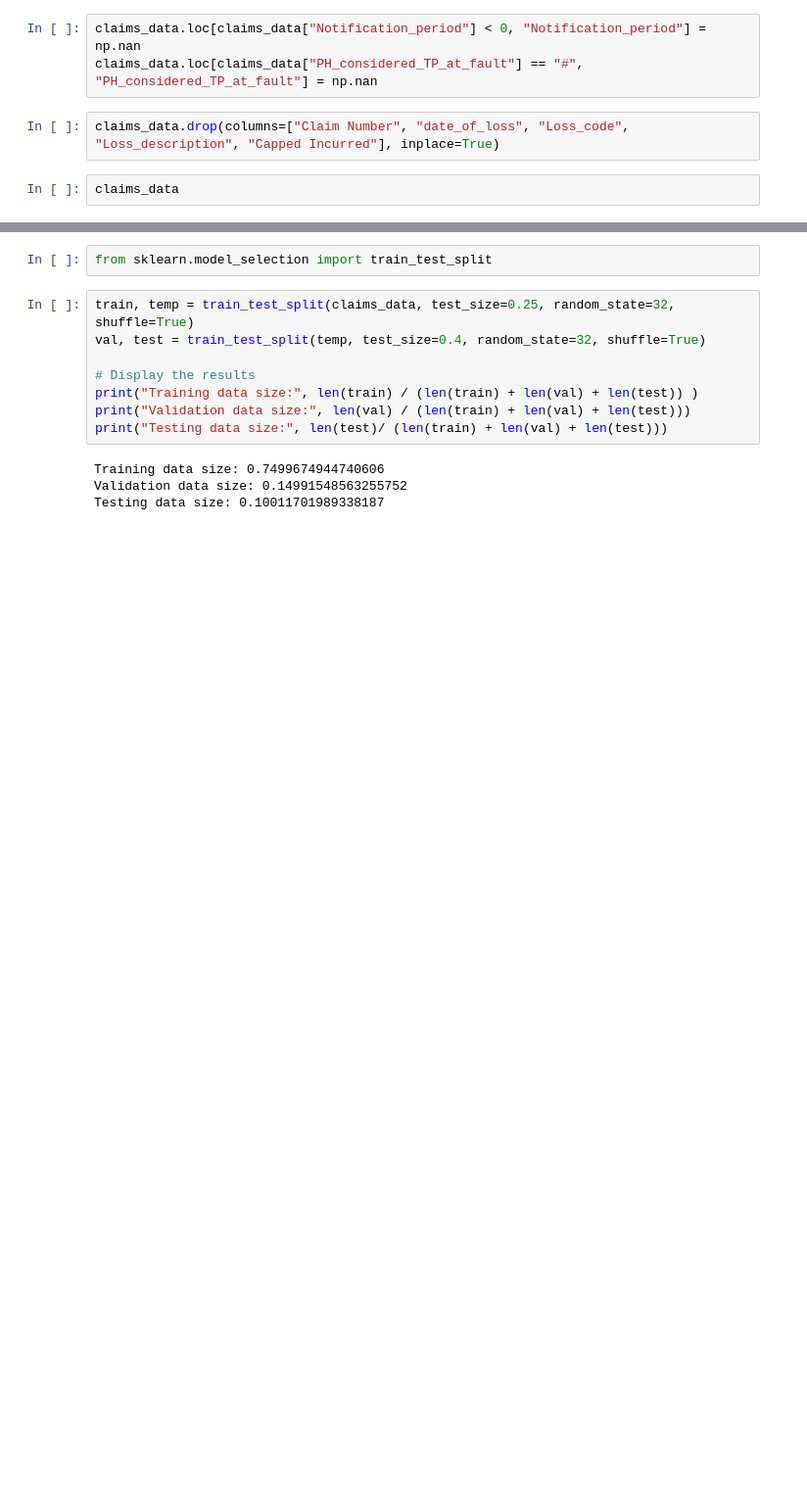
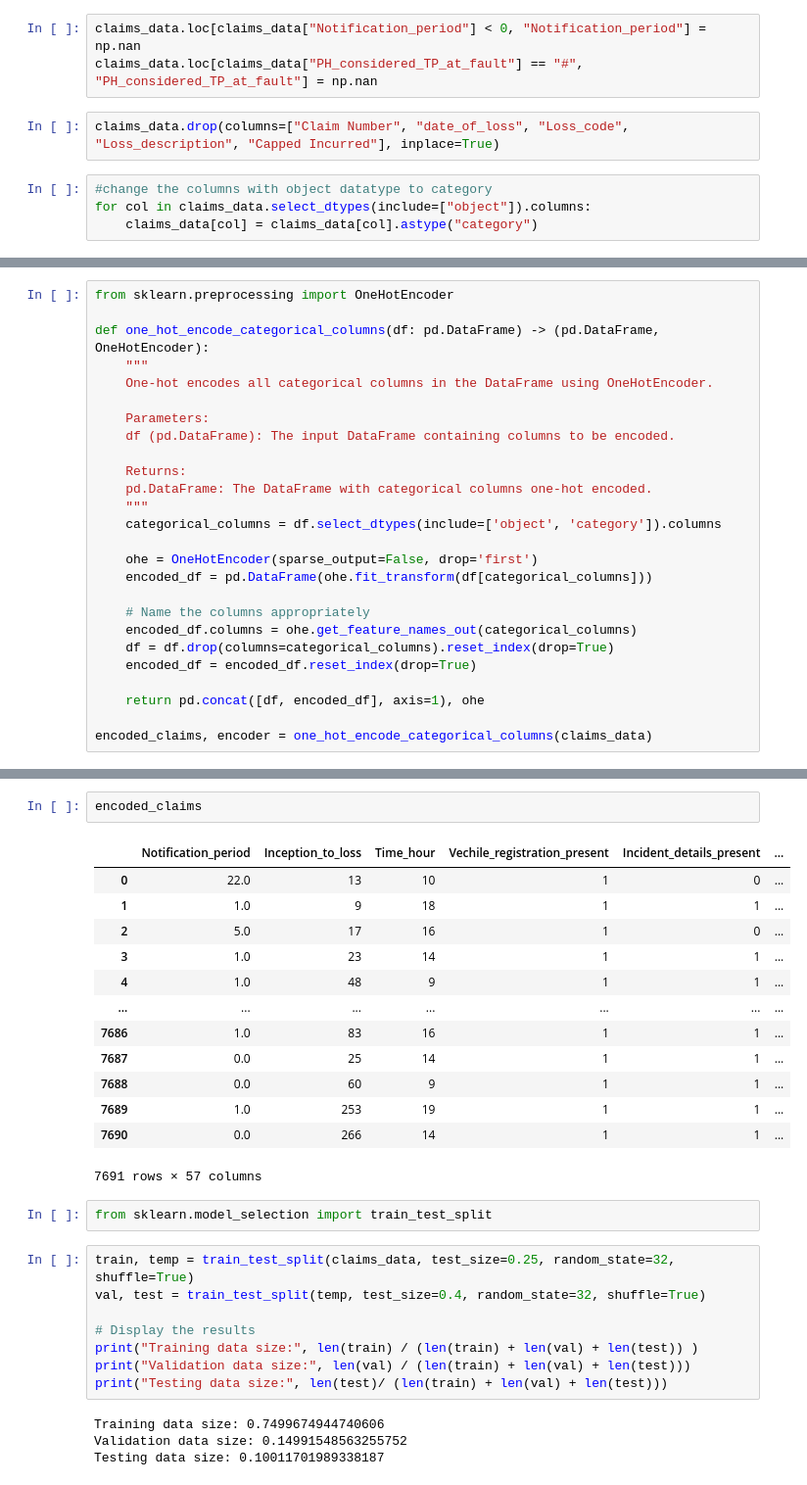
Before and after one commit to Colin-Hanley/claim_cost, a Jupyter notebook: modelling.ipynb, the cells around one changed output, grey strips where cells are left out. Shown at 98% size. Drawn from its saved outputs; the diff is of its cells as text; blank space fills up the shorter version.

```diff
--- a/modelling.ipynb
+++ b/modelling.ipynb
@@ -8,4 +10,6 @@ claims_data.loc[claims_data["PH_considered_TP_at_fault"] == "#", "PH_considered_
 # %%
 claims_data.drop(columns=["Claim Number", "date_of_loss", "Loss_code", "Loss_description", "Capped Incurred"], inplace=True)
 # %%
-claims_data
+#change the columns with object datatype to category
+for col in claims_data.select_dtypes(include=["object"]).columns:
+    claims_data[col] = claims_data[col].astype("category")
@@ -25,0 +16,26 @@ claims_data
+# %%
+from sklearn.preprocessing import OneHotEncoder
+
+def one_hot_encode_categorical_columns(df: pd.DataFrame) -> (pd.DataFrame, OneHotEncoder):
+    """
+    One-hot encodes all categorical columns in the DataFrame using OneHotEncoder.
+
+    Parameters:
+    df (pd.DataFrame): The input DataFrame containing columns to be encoded.
+
+    Returns:
+    pd.DataFrame: The DataFrame with categorical columns one-hot encoded.
+    """
+    categorical_columns = df.select_dtypes(include=['object', 'category']).columns
+
+    ohe = OneHotEncoder(sparse_output=False, drop='first')
+    encoded_df = pd.DataFrame(ohe.fit_transform(df[categorical_columns]))
+
+    # Name the columns appropriately
+    encoded_df.columns = ohe.get_feature_names_out(categorical_columns)
+    df = df.drop(columns=categorical_columns).reset_index(drop=True)
+    encoded_df = encoded_df.reset_index(drop=True)
+
+    return pd.concat([df, encoded_df], axis=1), ohe
+
+encoded_claims, encoder = one_hot_encode_categorical_columns(claims_data)
@@ -26,3 +57,19 @@ claims_data
+# %%
+encoded_claims
+# %% [output]
+|  | Notification_period | Inception_to_loss | Time_hour | Vechile_registration_present | Incident_details_present | ... |
+| 0 | 22.0 | 13 | 10 | 1 | 0 | ... |
+| 1 | 1.0 | 9 | 18 | 1 | 1 | ... |
+| 2 | 5.0 | 17 | 16 | 1 | 0 | ... |
+| 3 | 1.0 | 23 | 14 | 1 | 1 | ... |
+| 4 | 1.0 | 48 | 9 | 1 | 1 | ... |
+| ... | ... | ... | ... | ... | ... | ... |
+| 7686 | 1.0 | 83 | 16 | 1 | 1 | ... |
+| 7687 | 0.0 | 25 | 14 | 1 | 1 | ... |
+| 7688 | 0.0 | 60 | 9 | 1 | 1 | ... |
+| 7689 | 1.0 | 253 | 19 | 1 | 1 | ... |
+| 7690 | 0.0 | 266 | 14 | 1 | 1 | ... |
+7691 rows × 57 columns
 # %%
 from sklearn.model_selection import train_test_split
 # %%
```
Also changed, not shown: parts of 7 cells of this notebook, 1 other file.
